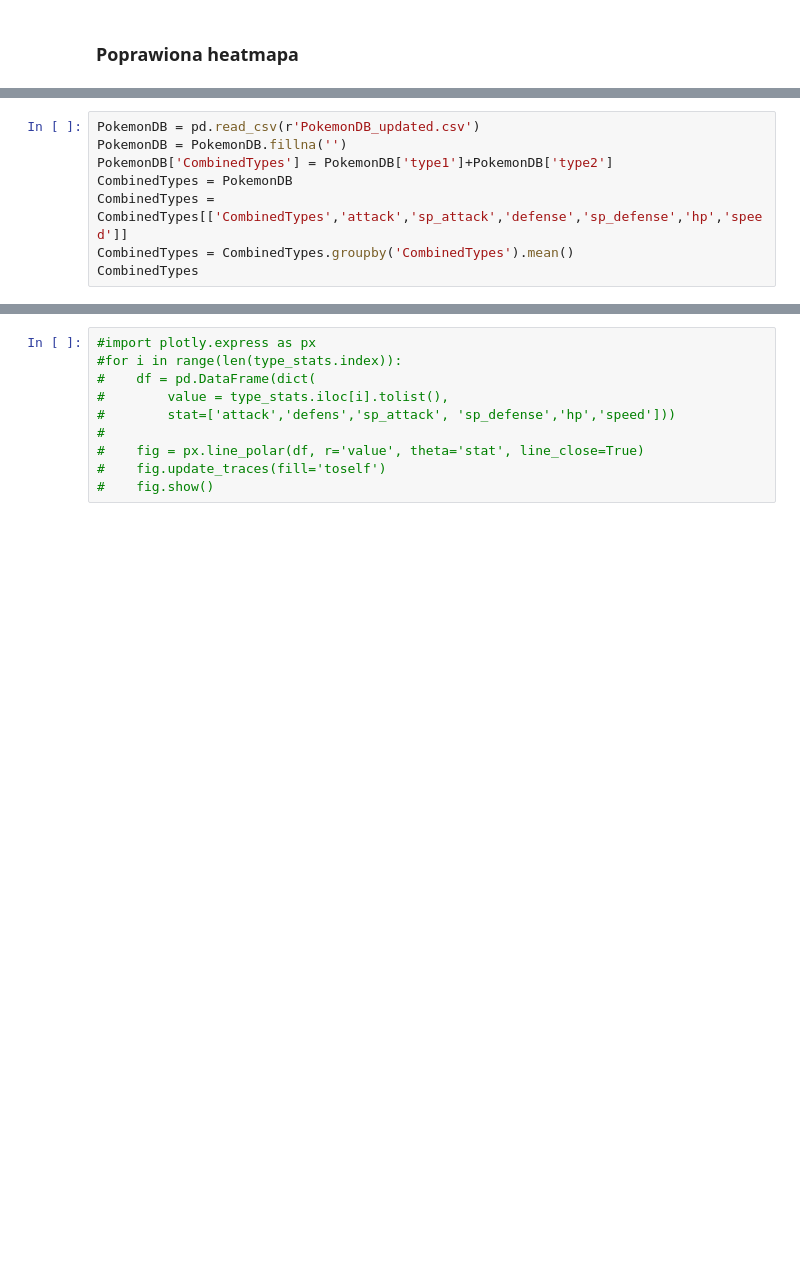
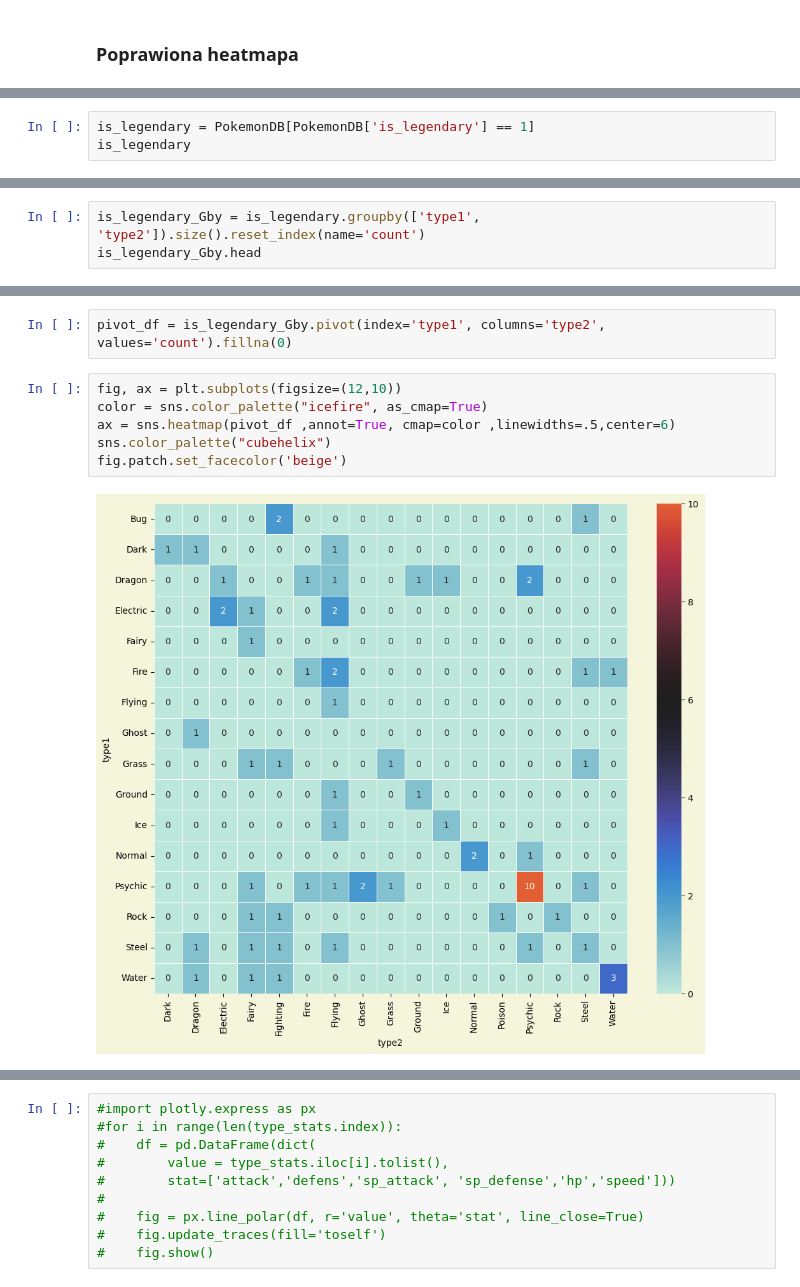
Before and after one commit to Kajmasz/Analiza-Pokemon-w-Python, a Jupyter notebook: Analiza Pokemonów.ipynb, the cells around one changed output, grey strips where cells are left out. Drawn from its saved outputs; the diff is of its cells as text; blank space fills up the shorter version.

```diff
--- a/Analiza Pokemonów.ipynb
+++ b/Analiza Pokemonów.ipynb
@@ -473,8 +382,0 @@ plt.show()
-# %%
-PokemonDB = pd.read_csv(r'PokemonDB_updated.csv')
-PokemonDB = PokemonDB.fillna('')
-PokemonDB['CombinedTypes'] = PokemonDB['type1']+PokemonDB['type2']
-CombinedTypes = PokemonDB
-CombinedTypes = CombinedTypes[['CombinedTypes','attack','sp_attack','defense','sp_defense','hp','speed']]
-CombinedTypes = CombinedTypes.groupby('CombinedTypes').mean()
-CombinedTypes
@@ -564,0 +393,3 @@ memory usage: 1008.0+ bytes
+# %%
+is_legendary = PokemonDB[PokemonDB['is_legendary'] == 1]
+is_legendary
@@ -564,0 +410,3 @@ memory usage: 1008.0+ bytes
+# %%
+is_legendary_Gby = is_legendary.groupby(['type1', 'type2']).size().reset_index(name='count')
+is_legendary_Gby.head
@@ -564,0 +431,10 @@ memory usage: 1008.0+ bytes
+# %%
+pivot_df = is_legendary_Gby.pivot(index='type1', columns='type2', values='count').fillna(0)
+# %%
+fig, ax = plt.subplots(figsize=(12,10))
+color = sns.color_palette("icefire", as_cmap=True)
+ax = sns.heatmap(pivot_df ,annot=True, cmap=color ,linewidths=.5,center=6)
+sns.color_palette("cubehelix")
+fig.patch.set_facecolor('beige')
+# %% [output]
+[figure, added]
```
Also changed, not shown: parts of 70 cells of this notebook, 1 other file.
